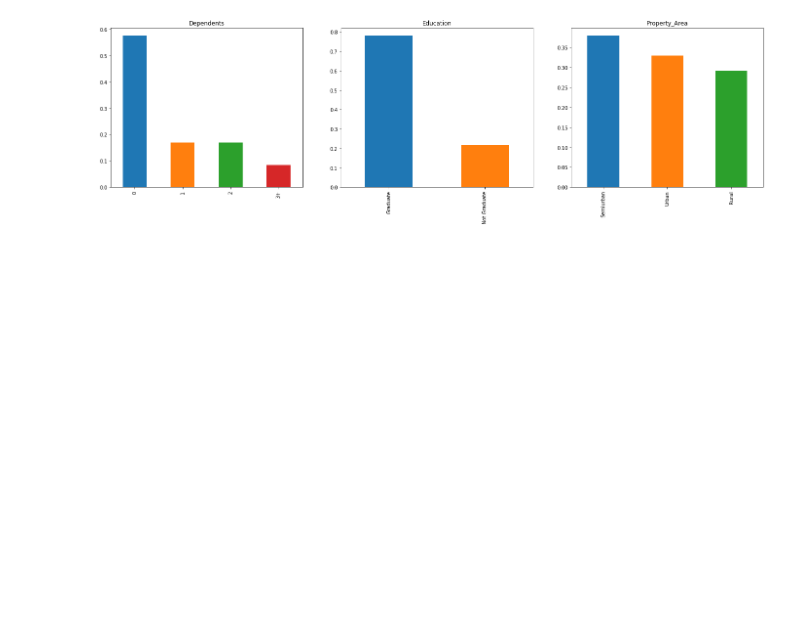
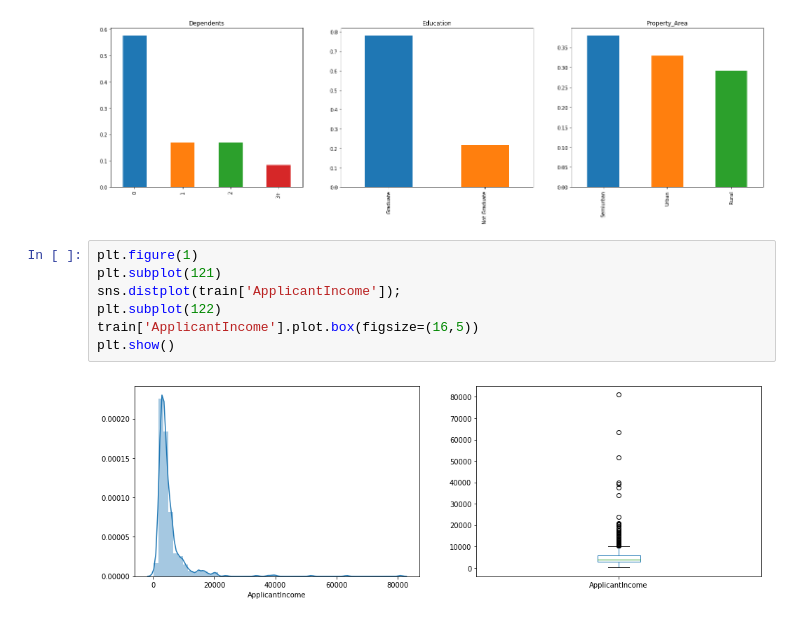
Before and after one commit to dweeblet/Loan_prediction, a Jupyter notebook: Loan Prediction.ipynb, the cells around one changed output. Cells and saved outputs as stored; diff of their text form; blank space fills up the shorter version.

```diff
--- a/Loan Prediction.ipynb
+++ b/Loan Prediction.ipynb
@@ -106,3 +107,12 @@ train['Property_Area'].value_counts(normalize=True).plot.bar(title= 'Property_Ar
 plt.show()
 # %% [output]
 [figure]
+# %%
+plt.figure(1)
+plt.subplot(121)
+sns.distplot(train['ApplicantIncome']);
+plt.subplot(122)
+train['ApplicantIncome'].plot.box(figsize=(16,5))
+plt.show()
+# %% [output]
+[figure, added]
```
Also changed, not shown: parts of 51 cells of this notebook.
